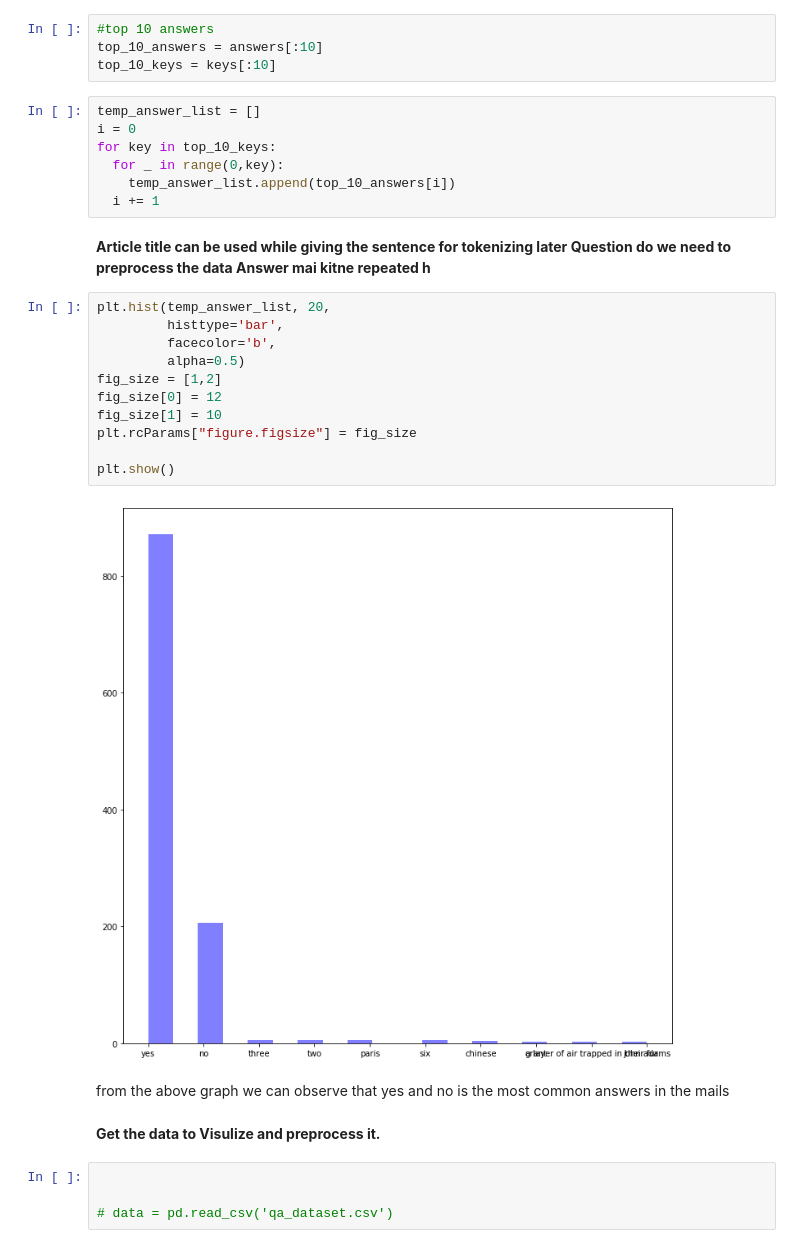
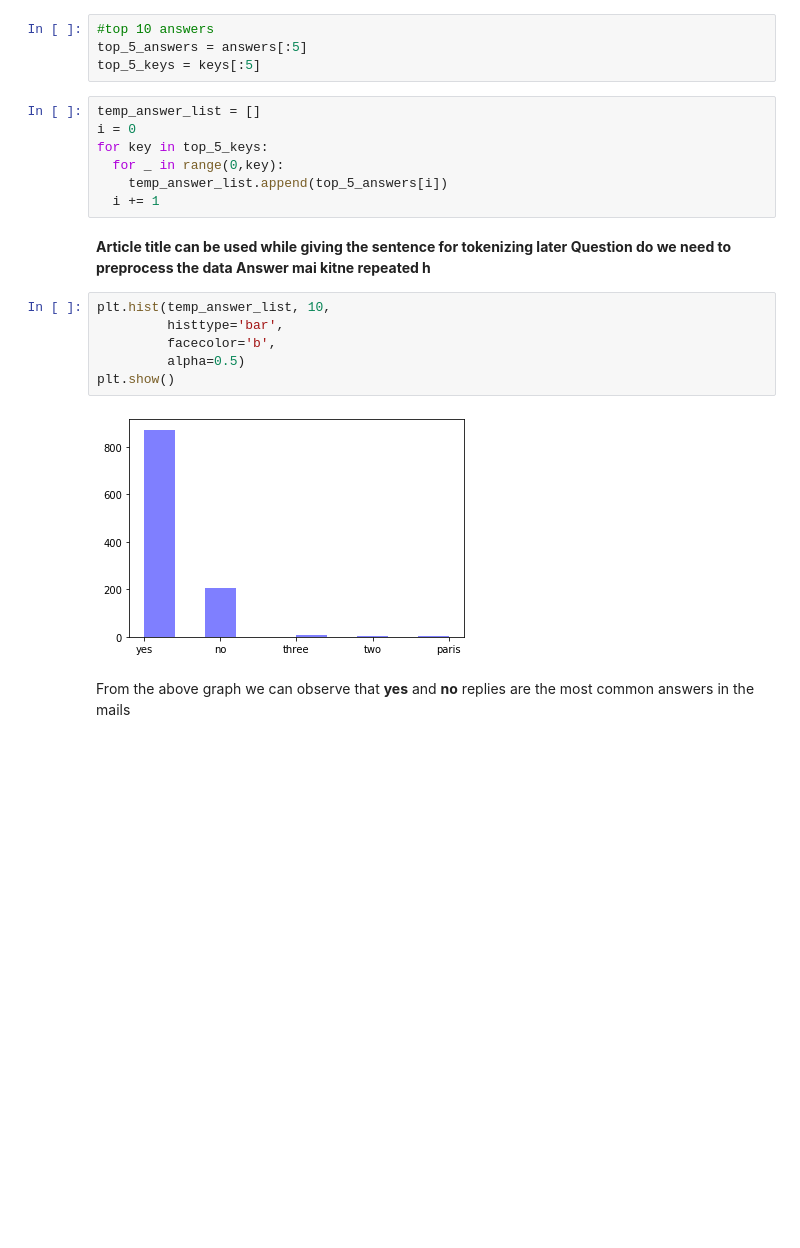
Before and after one commit to yatindma/Automated-Response-Suggestion-for-Email, a Jupyter notebook: Smart_Gmail_Reply.ipynb, the cells around one changed output. Drawn from its saved outputs; the diff is of its cells as text; blank space fills up the shorter version.

```diff
--- a/Smart_Gmail_Reply.ipynb
+++ b/Smart_Gmail_Reply.ipynb
@@ -78,14 +78,14 @@ answers.reverse()
 keys.reverse()
 # %%
 #top 10 answers
-top_10_answers = answers[:10]
-top_10_keys = keys[:10]
+top_5_answers = answers[:5]
+top_5_keys = keys[:5]
 # %%
 temp_answer_list = []
 i = 0
-for key in top_10_keys:
+for key in top_5_keys:
   for _ in range(0,key):
-    temp_answer_list.append(top_10_answers[i])
+    temp_answer_list.append(top_5_answers[i])
   i += 1
 # %% [markdown]
 <b>
@@ -94,24 +94,13 @@ Question do we need to preprocess the data
 Answer mai kitne repeated h
 </b>
 # %%
-plt.hist(temp_answer_list, 20,
+plt.hist(temp_answer_list, 10,
          histtype='bar',
          facecolor='b',
          alpha=0.5)
-fig_size = [1,2]
-fig_size[0] = 12
-fig_size[1] = 10
-plt.rcParams["figure.figsize"] = fig_size
-
 plt.show()
 # %% [output]
-[figure, old version]
+[figure, new version]
 # %% [markdown]
-from the above graph we can observe that
-yes and no is the most common answers in the mails
+From the above graph we can observe that
+<b>yes</b> and <b>no</b> replies are the most common answers in the mails
-# %% [markdown]
-<b>Get the data to Visulize and preprocess it.<b>
-# %%
-
-
-# data = pd.read_csv('qa_dataset.csv')
```
Also changed, not shown: parts of 3 cells of this notebook.
